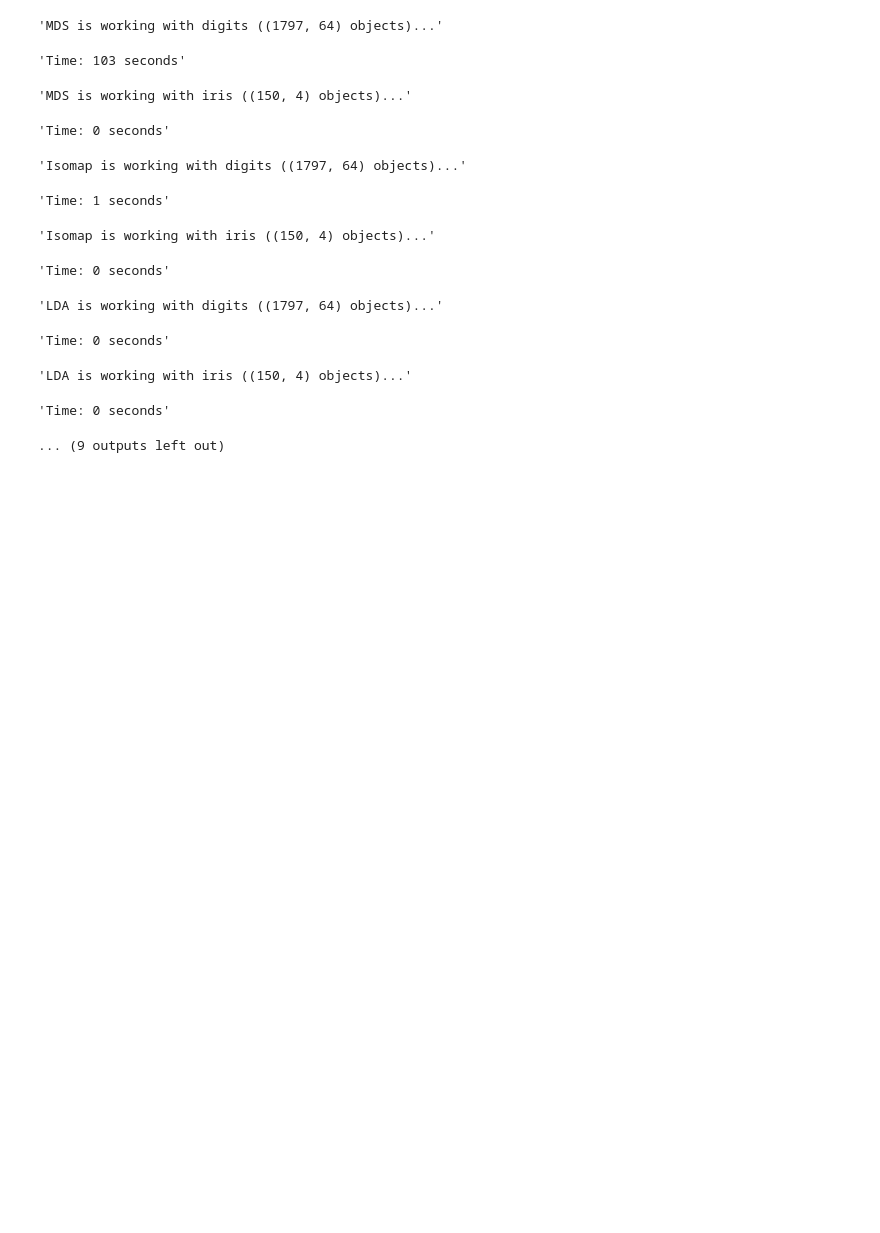
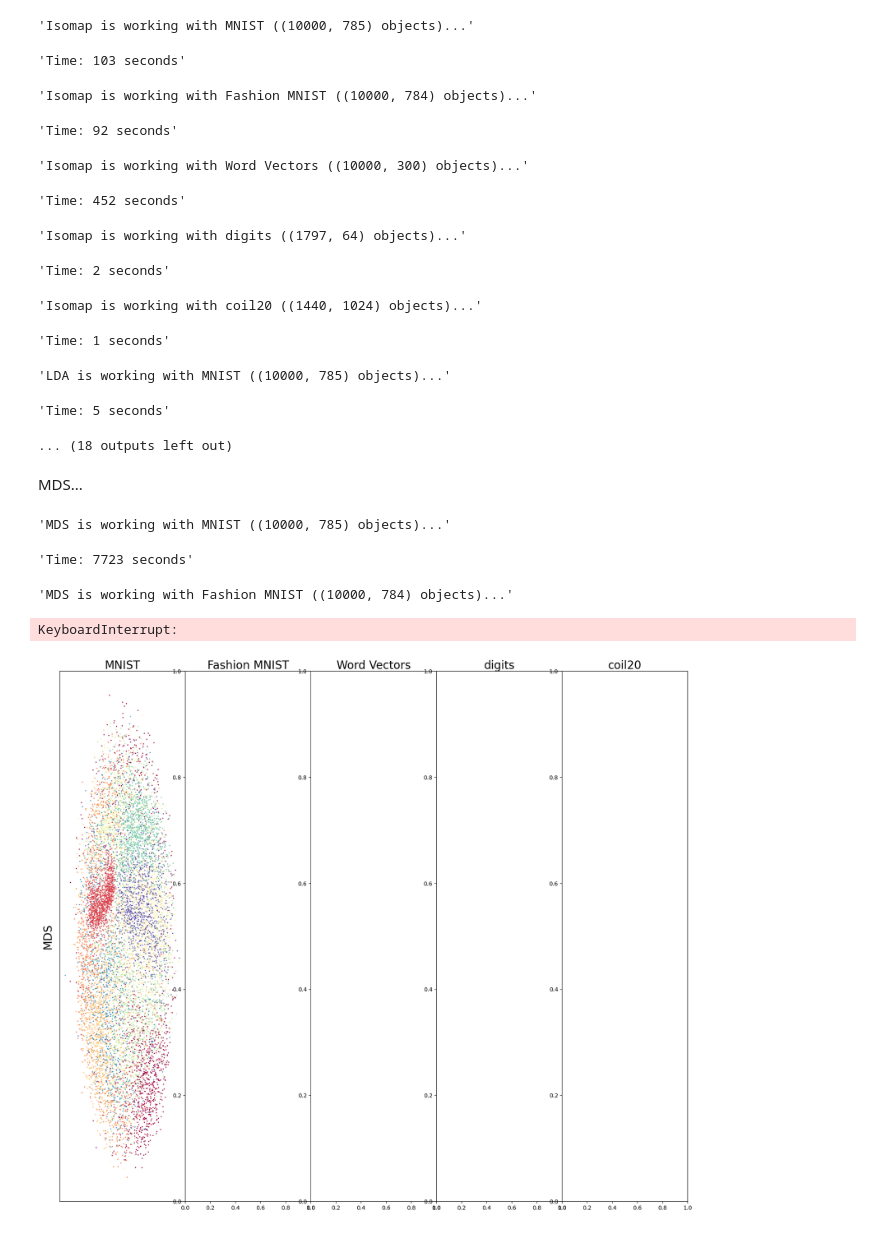
Before and after one commit to 4eckah78/dimensional_reduction, a Jupyter notebook: Dimension reduction.ipynb, the cells around one changed output. Cells and saved outputs as stored; diff of their text form; code cells hidden in the pictures; blank space fills up the shorter version.

```diff
--- a/Dimension reduction.ipynb
+++ b/Dimension reduction.ipynb
@@ -73,0 +73,2 @@ KeyboardInterrupt:
+# %%
+word_vectors_cuted = word_vectors[:10000]
@@ -74,8 +79,10 @@ KeyboardInterrupt:
 # %%
-models = [("MDS", mds), ("Isomap", isomap), ("LDA", lda), ("FA", fa), ("PCA", pca)]
-datasets = [#("MNIST", mnist, mnist['class']),
-            #("Fashion MNIST", fmnist, fmnist_y),
-            # ('Word Vectors', word_vectors, None)
+models = [
+    ("MDS", mds),
+    ("Isomap", isomap), ("LDA", lda), ("FA", fa)]
+datasets = [("MNIST", mnist, mnist['class']),
+            ("Fashion MNIST", fmnist, fmnist_y),
+            ('Word Vectors', word_vectors_cuted, None),
             ("digits", digits.data, digits.target),
-            ("iris", iris.data, iris.target)
+            ("coil20", coil_20["X"], coil_20["Y"])
             ]
@@ -98,7 +107,10 @@ for i in range(rows):
         start = time.time()
 
         if models[i][0] == "LDA":
-            embedding = models[i][1].fit_transform(datasets[j][1], datasets[j][2])
+            if datasets[j][2] is not None:
+                embedding = models[i][1].fit_transform(datasets[j][1], datasets[j][2])
+            else:
+                continue
         elif models[i][0] == "FA" or models[i][0] == "PCA":
             from sklearn.preprocessing import StandardScaler
             sc = StandardScaler()
@@ -113,16 +125,16 @@ for i in range(rows):
         ax[i, j].tick_params(left = False, bottom=False)
         display(f"Time: {int(time.time() - start)} seconds")
 # %% [output]
-'MDS is working with digits ((1797, 64) objects)...'
+'Isomap is working with MNIST ((10000, 785) objects)...'
 'Time: 103 seconds'
-'MDS is working with iris ((150, 4) objects)...'
+'Isomap is working with Fashion MNIST ((10000, 784) objects)...'
-'Time: 0 seconds'
+'Time: 92 seconds'
-'Isomap is working with digits ((1797, 64) objects)...'
+'Isomap is working with Word Vectors ((10000, 300) objects)...'
-'Time: 1 seconds'
+'Time: 452 seconds'
-'Isomap is working with iris ((150, 4) objects)...'
+'Isomap is working with digits ((1797, 64) objects)...'
-'Time: 0 seconds'
+'Time: 2 seconds'
-'LDA is working with digits ((1797, 64) objects)...'
+'Isomap is working with coil20 ((1440, 1024) objects)...'
-'Time: 0 seconds'
+'Time: 1 seconds'
-'LDA is working with iris ((150, 4) objects)...'
+'LDA is working with MNIST ((10000, 785) objects)...'
-'Time: 0 seconds'
+'Time: 5 seconds'
-... (9 outputs left out)
+... (18 outputs left out)
@@ -148,0 +141,32 @@ plt.savefig('Bla bla bla', dpi=80)
+# %% [markdown]
+MDS...
+# %%
+rows = 1
+cols = len(datasets)
+fig = plt.figure(figsize=(20, 17))
+gs = fig.add_gridspec(rows, cols, hspace=0, wspace=0)
+ax = gs.subplots()
+for j in range(cols):
+    ax[j].set_xlabel(datasets[j][0], fontsize=20)
+    ax[j].xaxis.set_label_position('top')
+
+for i in range(rows):
+    ax[0].set_ylabel(models[i][0], fontsize=20)
+
+for j in range(cols):
+    display(f"{models[0][0]} is working with {datasets[j][0]} ({datasets[j][1].shape} objects)...")
+    start = time.time()
+    embedding = models[0][1].fit_transform(datasets[j][1])
+
+
+    ax[j].scatter(embedding[:, 0], embedding[:, 1], c=datasets[j][2], cmap='Spectral', s=1)
+    ax[j].set_yticklabels([])
+    ax[j].set_xticklabels([])
+    ax[j].tick_params(left = False, bottom=False)
+    display(f"Time: {int(time.time() - start)} seconds")
+# %% [output]
+'MDS is working with MNIST ((10000, 785) objects)...'
+'Time: 7723 seconds'
+'MDS is working with Fashion MNIST ((10000, 784) objects)...'
+KeyboardInterrupt:
+[figure, added]
```
Also changed, not shown: parts of 12 cells of this notebook, 2 other files.
